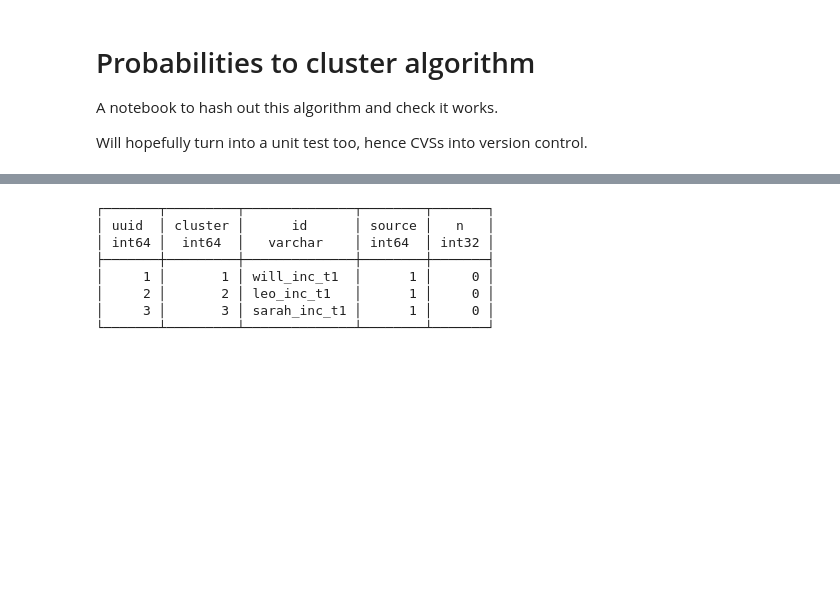
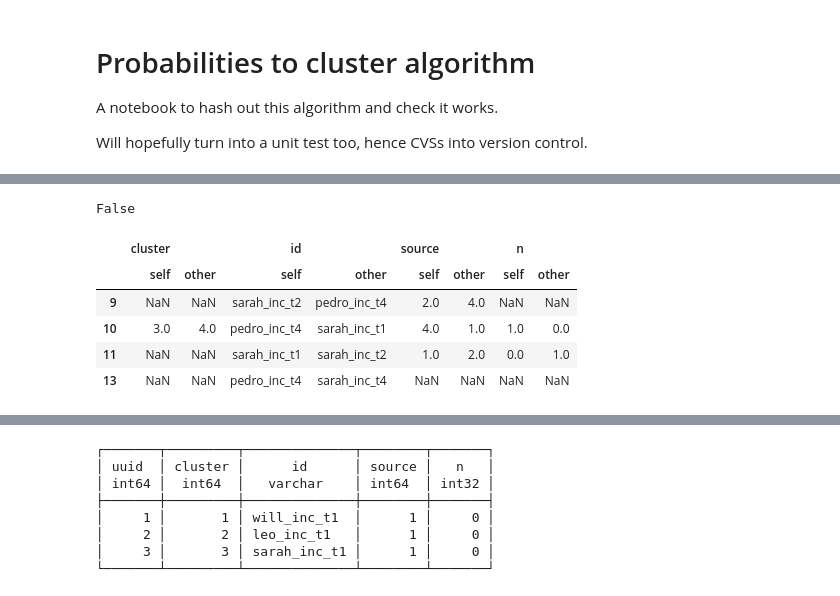
Before and after one commit to will-langdale/matchbox, a Jupyter notebook: notebooks/WL_prob2clus.ipynb, the cells around one changed output, grey strips where cells are left out. Cells and saved outputs as stored; diff of their text form; code cells hidden in the pictures; blank space fills up the shorter version.

Commit message:
Decided to break tests up so a human can verify them -- one big one too hard to visually check right answer

```diff
--- a/notebooks/WL_prob2clus.ipynb
+++ b/notebooks/WL_prob2clus.ipynb
@@ -117,0 +914,39 @@ What we want is "will_inc" to go to cluster 1, and the second best option, "wedr
+# %%
+clus_check_l = duckdb.sql("""
+    select
+        cluster,
+        id,
+        source,
+        n::int as n
+    from
+        clusters_temp
+    order by
+        cluster,
+        source,
+        id,
+        n
+""")
+clus_check_r = duckdb.sql("""
+    select
+        cluster,
+        id,
+        source,
+        n_par::int as n
+    from
+        clus
+    order by
+        cluster,
+        source,
+        id,
+        n_par
+""")
+clus_check_l.df().equals(clus_check_r.df())
+clus_check_l.df().compare(clus_check_r.df())
+# %% [output]
+False
+|  | cluster |  | id |  | source |  | n |  |
+|  | self | other | self | other | self | other | self | other |
+| 9 | NaN | NaN | sarah_inc_t2 | pedro_inc_t4 | 2.0 | 4.0 | NaN | NaN |
+| 10 | 3.0 | 4.0 | pedro_inc_t4 | sarah_inc_t1 | 4.0 | 1.0 | 1.0 | 0.0 |
+| 11 | NaN | NaN | sarah_inc_t1 | sarah_inc_t2 | 1.0 | 2.0 | 0.0 | 1.0 |
+| 13 | NaN | NaN | pedro_inc_t4 | sarah_inc_t4 | NaN | NaN | NaN | NaN |
```
Also changed, not shown: parts of 35 cells of this notebook, 4 other files.
